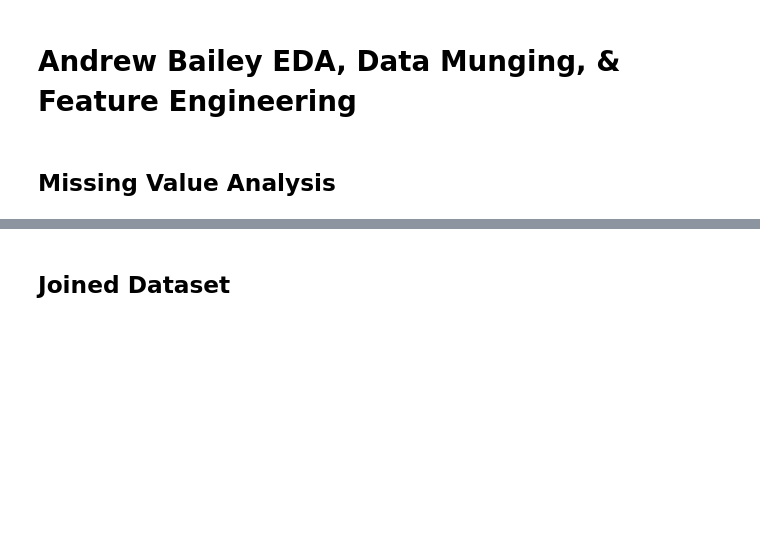
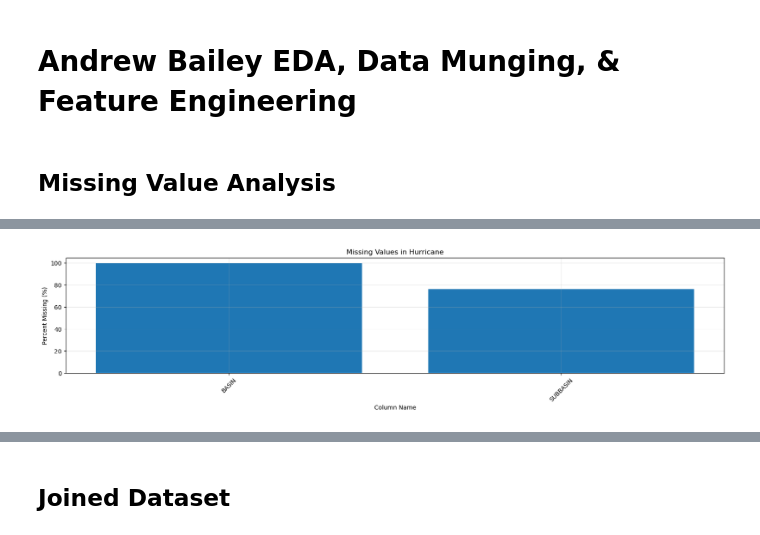
Before and after one commit to andrewwbailey/mids-capstone-cmbs-prop-loss, a Jupyter notebook: Working Notebooks/AndrewBailey_EDA_Munge_Features.ipynb, the cells around one changed output, grey strips where cells are left out. Drawn from its saved outputs; the diff is of its cells as text; code cells hidden in the pictures; blank space fills up the shorter version.

Commit message:
Missing val analysis with plots

```diff
--- a/Working Notebooks/AndrewBailey_EDA_Munge_Features.ipynb
+++ b/Working Notebooks/AndrewBailey_EDA_Munge_Features.ipynb
@@ -32,3 +49,17 @@ hurricane_null_count
+# %%
+hurricane_null_plot = hurricane_null_count[hurricane_null_count['pct_null'] > 0]
+
+fig_hurricane = plt.figure(figsize=(20,12))
+hurricane_ax = fig_hurricane.add_subplot(3,1,1)
+hurricane_ax.set_title("Missing Values in Hurricane")
+hurricane_ax.grid(alpha=.3)
+hurricane_ax.bar(hurricane_null_plot.index, hurricane_null_plot['pct_null'])
+hurricane_ax.set_xticklabels(hurricane_null_plot.index, rotation=45)
+plt.xlabel('Column Name')
+plt.ylabel('Percent Missing (%)')
+plt.show()
+# %% [output]
+[figure, added]
 # %%
 loan_data_count = len(loans_data)
 
```
Also changed, not shown: parts of 14 cells of this notebook.
